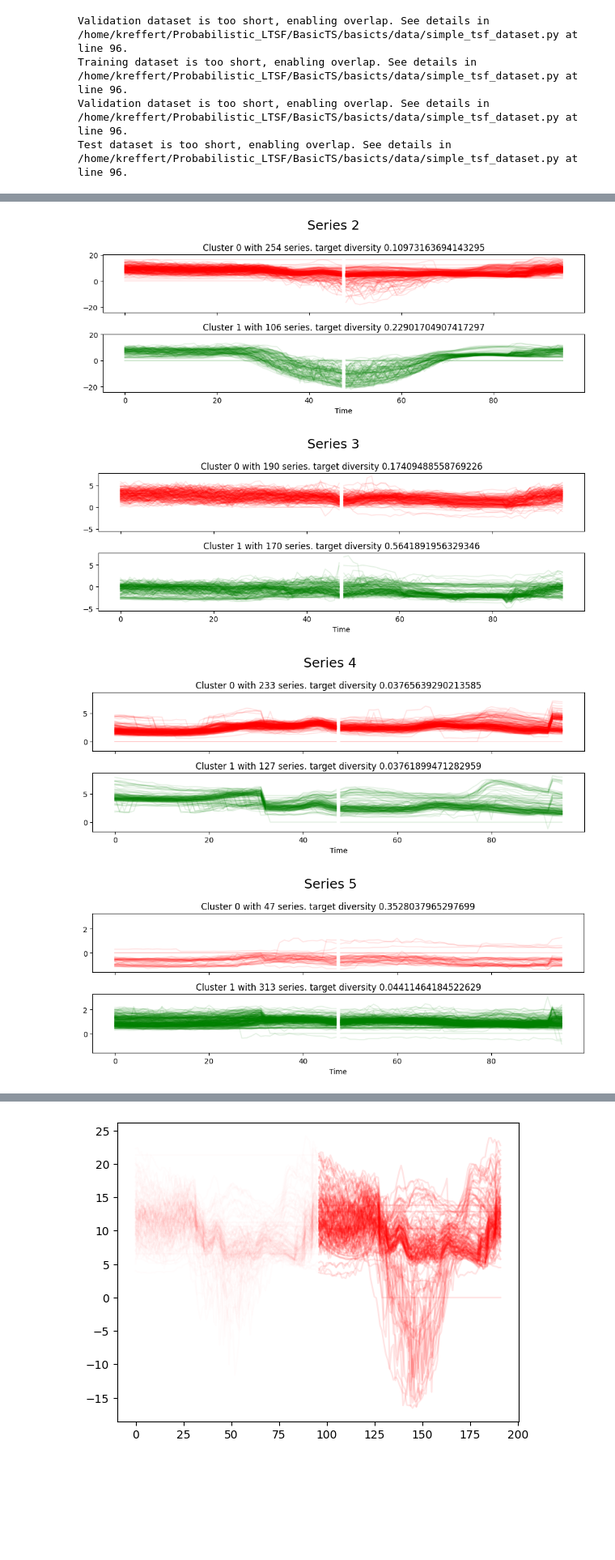
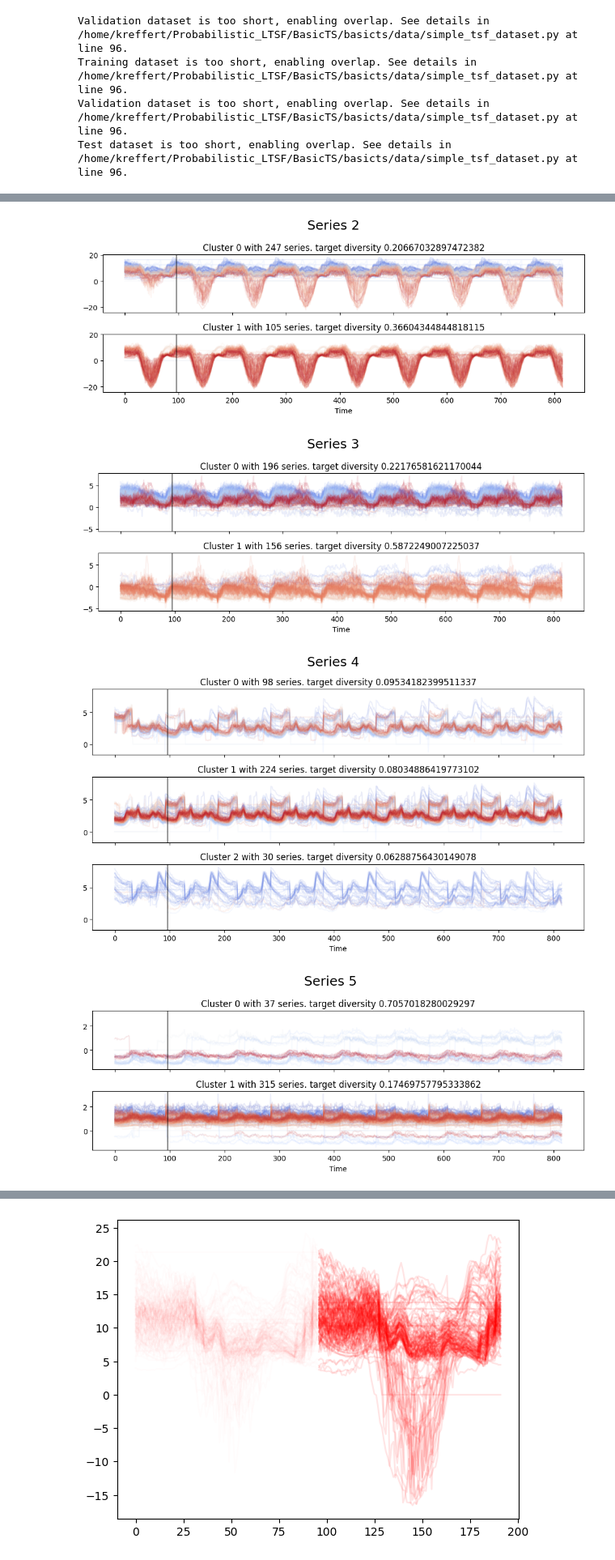
Before and after one commit to Kai-Ref/Probabilistic_LTSF, a Jupyter notebook: notebooks/Final plots/data.ipynb, the cells around one changed output, grey strips where cells are left out. Shown at 81% size. Saved outputs shown, nothing was run; the diff lists cells and outputs as text; code cells hidden in the pictures; blank space fills up the shorter version.

```diff
--- a/notebooks/Final plots/data.ipynb
+++ b/notebooks/Final plots/data.ipynb
@@ -46,16 +49,27 @@ plt.show()
 # %%
 import torch
-def create_data(input_tensor, input_length=96, output_length=720):
+def create_data(input_tensor, input_length=96, output_length=720, moving_window=False):
     '''Create non overlapping prediction windows.'''
     length = input_length+output_length
+    if moving_window:
+        length = input_length
+        offset = output_length
+    else:
+        length = input_length + output_length
+        offset = 0
     max_series = int(input_tensor.shape[0]/(length))
     inputs, targets = [], []
     for l in range(max_series):
-        inputs.append(torch.tensor(input_tensor[length*l:length*l+input_length, :, 0]))
-        targets.append(torch.tensor(input_tensor[length*l+input_length:length*(l+1), :, 0]))
+        start = length * l
+        midpoint = start + length
+        end = start + length + offset
+        if end > input_tensor.shape[0]:  # Skip if out-of-bounds
+            continue
+        inputs.append(torch.tensor(input_tensor[start:midpoint, :, 0]))
+        targets.append(torch.tensor(input_tensor[midpoint:end, :, 0]))
 
     return {'inputs':torch.stack(inputs, dim=0), 'target': torch.stack(targets, dim=0)}
-data = create_data(data_sets["ETTm1"]["train"].data, input_length=96, output_length=96)
+data = create_data(data_sets["ETTm1"]["train"].data, input_length=96, output_length=96, moving_window=True)
 all_inputs, all_targets = data['inputs'], data['target']
 print(all_inputs.shape)
 # %% [output]
@@ -316,9 +330,10 @@ def cluster_by_last_dim(
 
 from collections import Counter
 # "ETTh1", "ETTh2", "ETTm1", "ETTm2", "Traffic", "Weather", "ExchangeRate", "Illness"
-input_length, output_length = 48, 48 #144
-data = create_data(data_sets["ETTm1"]["train"].data, input_length=input_length, output_length=output_length)
+input_length, output_length = 96, 720 #144
+data = create_data(data_sets["ETTm1"]["train"].data, input_length=input_length, output_length=output_length, moving_window=True)
 all_inputs, all_targets = data['inputs'], data['target']
+print(all_inputs.shape)
 results = cluster_by_last_dim(
     all_inputs,
     all_targets,
@@ -330,14 +345,16 @@ for dim in range(min(7, all_inputs.shape[-1])):
     colors = ['red', 'green', 'blue', 'black', 'grey', 'purple', 'orange']
 
     fig, axes = plt.subplots(num_clusters, 1, figsize=(10, 2 * num_clusters), sharex=True, sharey=True)
-
+    num_lines = all_inputs.shape[0]
     for i in range(num_clusters):
         ax = axes[i]
         indices = np.where(clusters == i)[0]
         for j in indices:
-            ax.plot(range(all_inputs.shape[1]), all_inputs[j, :, dim], color=colors[i % len(colors)], alpha=0.1)
-            ax.plot(range(all_inputs.shape[1], all_inputs.shape[1]+output_length), all_targets[j, :output_length, dim], color=colors[i % len(colors)], alpha=0.1)
+            color = cmap(j / num_lines)
+            ax.plot(range(all_inputs.shape[1]), all_inputs[j, :, dim], color=color, alpha=0.1)#colors[i % len(colors)], alpha=0.1)
+            ax.plot(range(all_inputs.shape[1], all_inputs.shape[1]+output_length), all_targets[j, :output_length, dim], color=color, alpha=0.1)#color=colors[i % len(colors)], alpha=0.1)
         ax.set_title(f'Cluster {i} with {len(indices)} series. target diversity {results[f"dim_{dim}_diversity"][f"cluster_{i}"]}')
+        ax.axvline(all_inputs.shape[1], color='black', alpha=0.5)
 
     plt.xlabel('Time')
     fig.suptitle(f"Series {dim}", fontsize=18)
@@ -349,4 +367,4 @@ for dim in range(min(7, all_inputs.shape[-1])):
-[figure, old version]
+[figure, new version]
-[figure, old version]
+[figure, new version]
-[figure, old version]
+[figure, new version]
-[figure, old version]
+[figure, new version]
```
Also changed, not shown: parts of 4 cells of this notebook, 19 other files.
